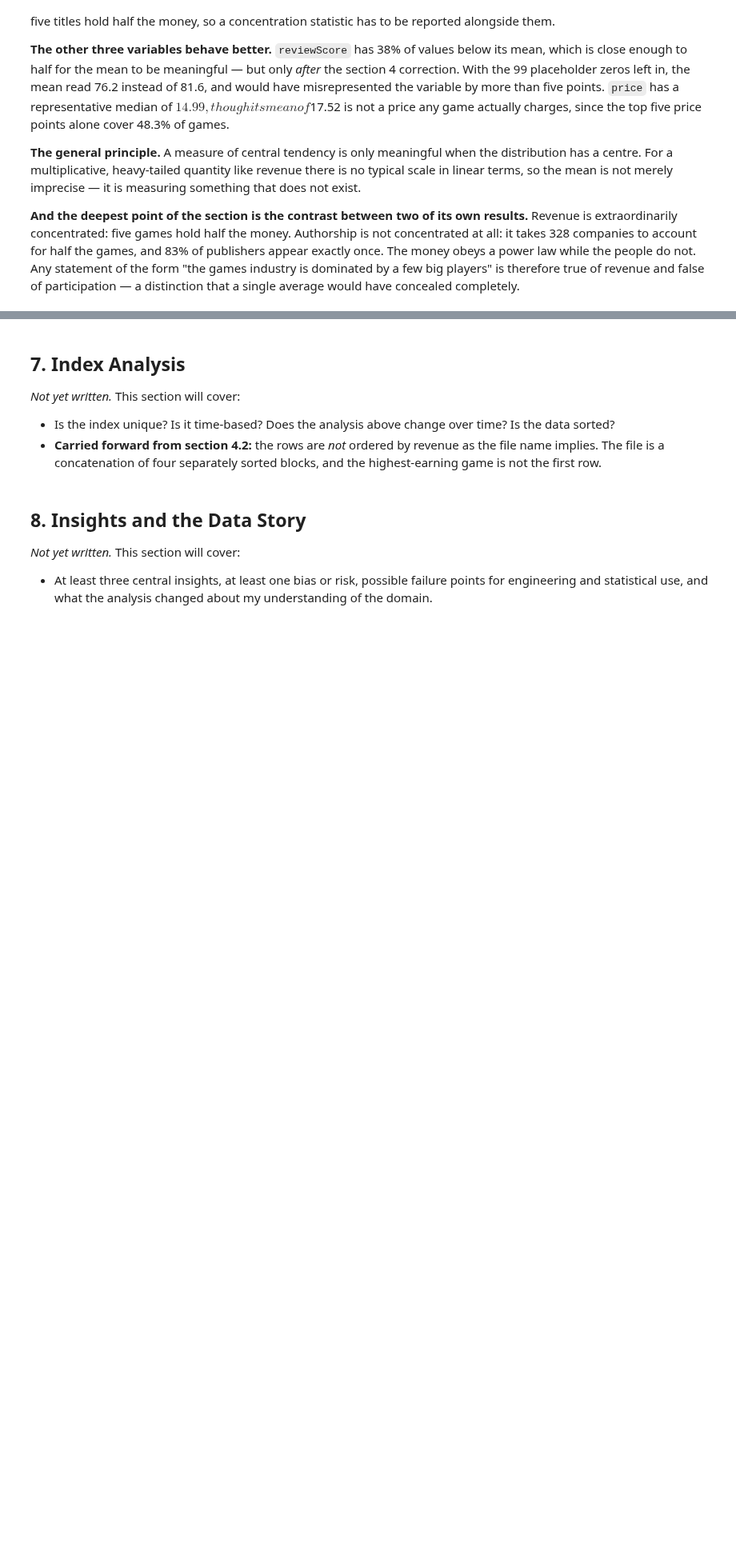
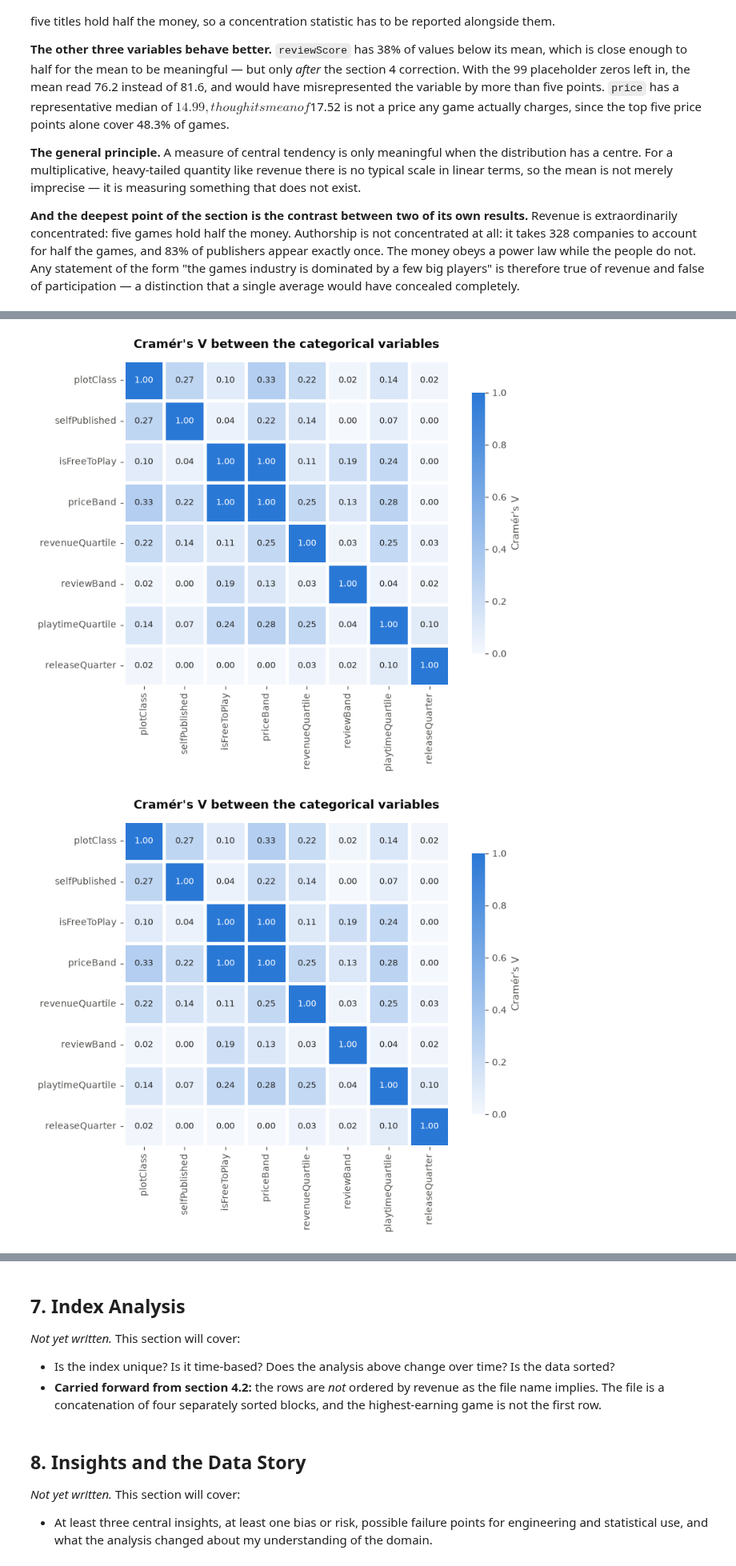
Before and after one commit to shonmazon/Data_Science, a Jupyter notebook: assignment1-eda/notebooks/steam_2024_eda.ipynb, the cells around one changed output, grey strips where cells are left out. Shown at 80% size. Drawn from its saved outputs; the diff is of its cells as text; code cells hidden in the pictures; blank space fills up the shorter version.

```diff
--- a/assignment1-eda/notebooks/steam_2024_eda.ipynb
+++ b/assignment1-eda/notebooks/steam_2024_eda.ipynb
@@ -1198,0 +1374,11 @@ completely.
+# %%
+categorical_columns = [
+    "plotClass", "selfPublished", "isFreeToPlay", "priceBand",
+    "revenueQuartile", "reviewBand", "playtimeQuartile", "releaseQuarter",
+]
+
+association_matrix = cramers_v_matrix(featured_games, categorical_columns)
+display(plot_association_heatmap(association_matrix, "Cramér's V between the categorical variables"))
+# %% [output]
+[figure, added]
+[figure, added]
```
Also changed, not shown: parts of 26 cells of this notebook, 2 other files.
